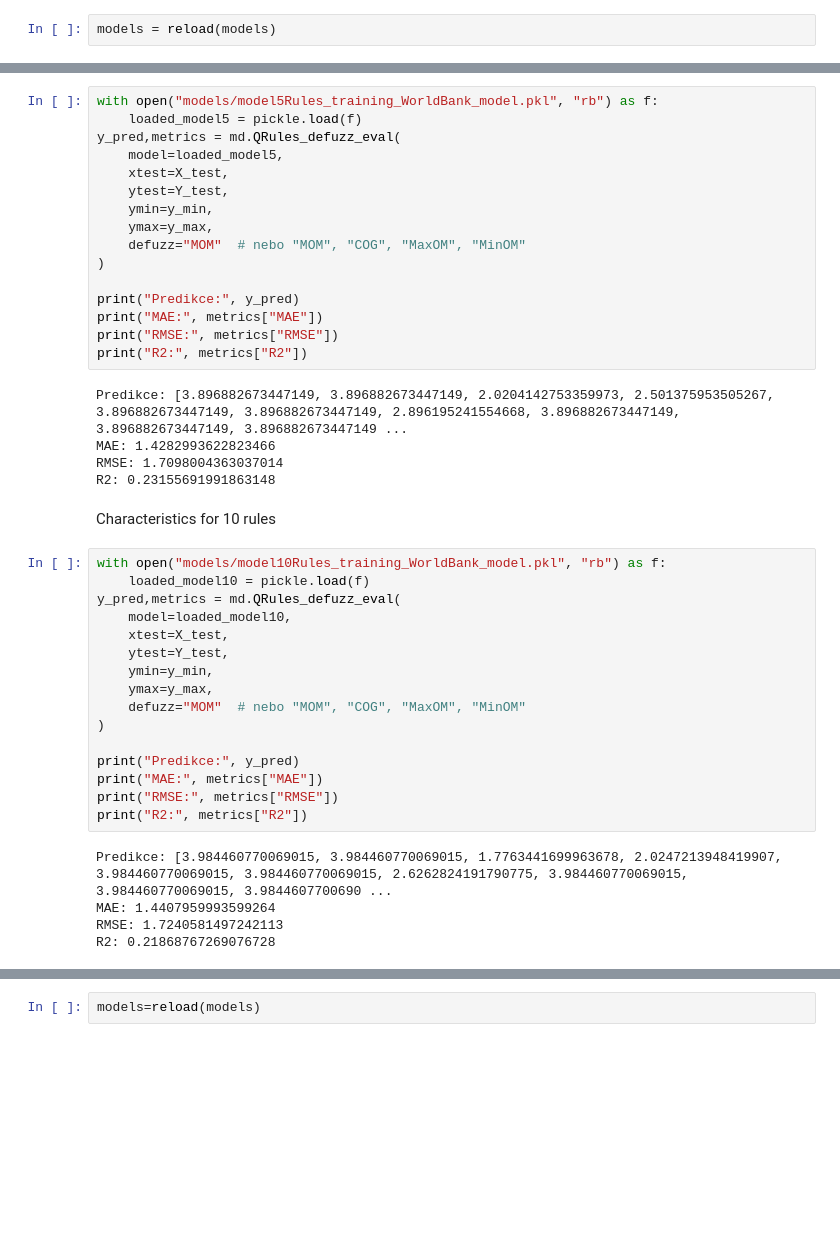
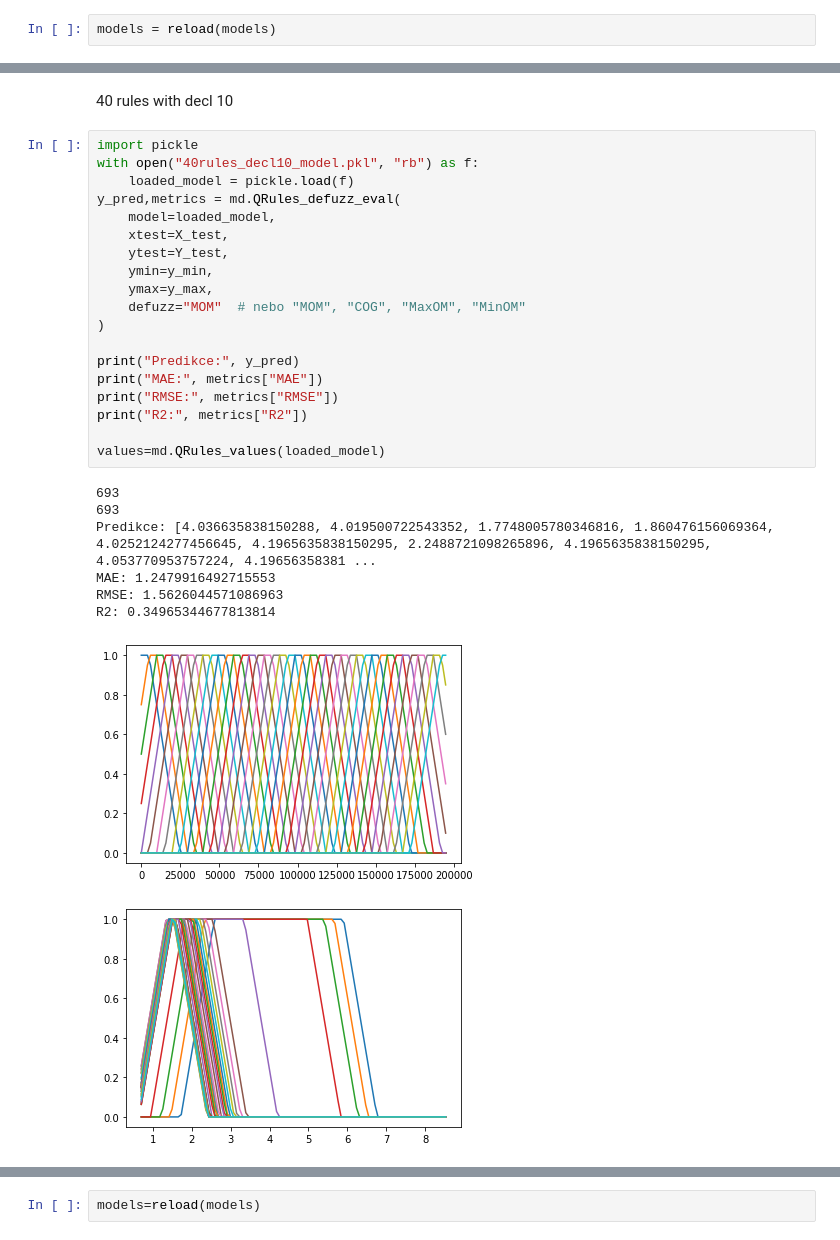
Before and after one commit to martinadankova/implicative_models_with_quantifiers, a Jupyter notebook: Precision_of_QuantifiersBasedModels.ipynb, the cells around one changed output, grey strips where cells are left out. Cells and saved outputs as stored; diff of their text form; blank space fills up the shorter version.

```diff
--- a/Precision_of_QuantifiersBasedModels.ipynb
+++ b/Precision_of_QuantifiersBasedModels.ipynb
@@ -104,44 +158,30 @@ Characteristics 5 rules
+# %% [markdown]
+40 rules with decl 10
 # %%
-with open("models/model5Rules_training_WorldBank_model.pkl", "rb") as f:
-    loaded_model5 = pickle.load(f)
+import pickle
+with open("40rules_decl10_model.pkl", "rb") as f:
+    loaded_model = pickle.load(f)
 y_pred,metrics = md.QRules_defuzz_eval(
-    model=loaded_model5,
+    model=loaded_model,
     xtest=X_test,
     ytest=Y_test,
     ymin=y_min,
     ymax=y_max,
     defuzz="MOM"  # nebo "MOM", "COG", "MaxOM", "MinOM"
 )
 
 print("Predikce:", y_pred)
 print("MAE:", metrics["MAE"])
 print("RMSE:", metrics["RMSE"])
 print("R2:", metrics["R2"])
+
+values=md.QRules_values(loaded_model)
 # %% [output]
-Predikce: [3.896882673447149, 3.896882673447149, 2.0204142753359973, 2.501375953505267, 3.896882673447149, 3.896882673447149, 2.896195241554668, 3.896882673447149, 3.896882673447149, 3.896882673447149 ...
-MAE: 1.4282993622823466
-RMSE: 1.7098004363037014
-R2: 0.23155691991863148
+693
+693
+Predikce: [4.036635838150288, 4.019500722543352, 1.7748005780346816, 1.860476156069364, 4.0252124277456645, 4.1965635838150295, 2.2488721098265896, 4.1965635838150295, 4.053770953757224, 4.19656358381 ...
+MAE: 1.2479916492715553
+RMSE: 1.5626044571086963
+R2: 0.34965344677813814
+[figure, added]
+[figure, added]
-# %% [markdown]
-Characteristics for 10 rules
-# %%
-with open("models/model10Rules_training_WorldBank_model.pkl", "rb") as f:
-    loaded_model10 = pickle.load(f)
-y_pred,metrics = md.QRules_defuzz_eval(
-    model=loaded_model10,
-    xtest=X_test,
-    ytest=Y_test,
-    ymin=y_min,
-    ymax=y_max,
-    defuzz="MOM"  # nebo "MOM", "COG", "MaxOM", "MinOM"
-)
-
-print("Predikce:", y_pred)
-print("MAE:", metrics["MAE"])
-print("RMSE:", metrics["RMSE"])
-print("R2:", metrics["R2"])
-# %% [output]
-Predikce: [3.984460770069015, 3.984460770069015, 1.7763441699963678, 2.0247213948419907, 3.984460770069015, 3.984460770069015, 2.6262824191790775, 3.984460770069015, 3.984460770069015, 3.9844607700690 ...
-MAE: 1.4407959993599264
-RMSE: 1.7240581497242113
-R2: 0.21868767269076728
```
Also changed, not shown: parts of 28 cells of this notebook, 11 other files.
